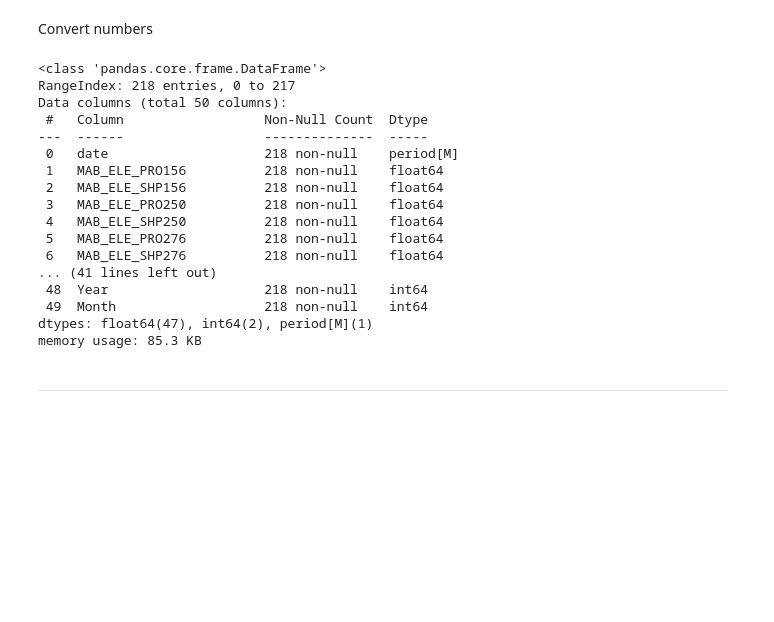
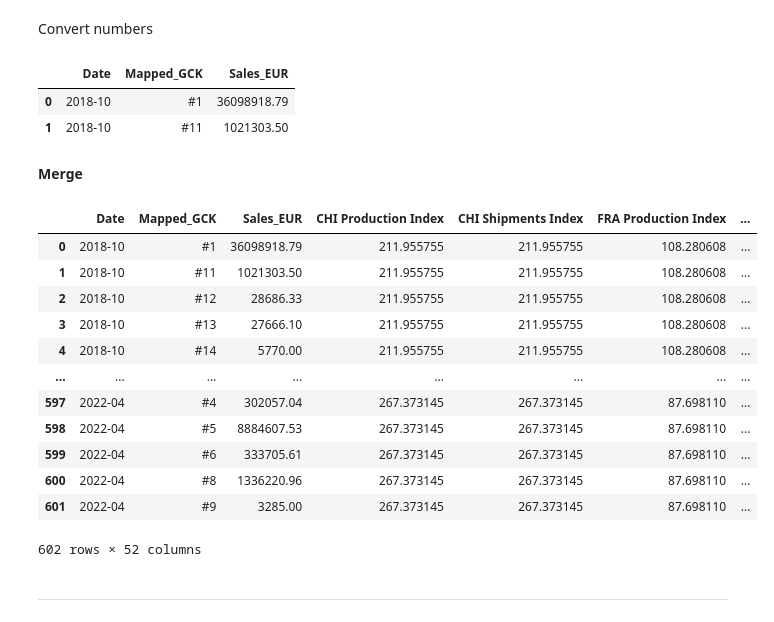
Before and after one commit to MGN19/Siemens-forecast, a Jupyter notebook: test_ant.ipynb, the cells around one changed output. Saved outputs shown, nothing was run; the diff lists cells and outputs as text; code cells hidden in the pictures; blank space fills up the shorter version.

```diff
--- a/test_ant.ipynb
+++ b/test_ant.ipynb
@@ -98,28 +181,8 @@ market_data
 Convert numbers
 # %%
 for column in market_data.columns:
-    if column in ['date', 'Month', 'Year']:
+    if column in ['Date', 'Month', 'Year']:
         continue
     else:
         market_data[column] = market_data[column].astype(str).str.replace(',', '.', regex=False)
         market_data[column] = pd.to_numeric(market_data[column], errors='coerce')
-# %%
-market_data.info()
-# %% [output]
-<class 'pandas.core.frame.DataFrame'>
-RangeIndex: 218 entries, 0 to 217
-Data columns (total 50 columns):
- #   Column                  Non-Null Count  Dtype
----  ------                  --------------  -----
- 0   date                    218 non-null    period[M]
- 1   MAB_ELE_PRO156          218 non-null    float64
- 2   MAB_ELE_SHP156          218 non-null    float64
- 3   MAB_ELE_PRO250          218 non-null    float64
- 4   MAB_ELE_SHP250          218 non-null    float64
- 5   MAB_ELE_PRO276          218 non-null    float64
- 6   MAB_ELE_SHP276          218 non-null    float64
-... (41 lines left out)
- 48  Year                    218 non-null    int64
- 49  Month                   218 non-null    int64
-dtypes: float64(47), int64(2), period[M](1)
-memory usage: 85.3 KB
@@ -126,3 +193,33 @@ memory usage: 85.3 KB
+# %%
+monthly_sales.head(2)
+monthly_sales.rename(columns={'year_month': 'Date'}, inplace=True)
+monthly_sales.head(2)
+# %% [output]
+|  | Date | Mapped_GCK | Sales_EUR |
+| 0 | 2018-10 | #1 | 36098918.79 |
+| 1 | 2018-10 | #11 | 1021303.50 |
+# %% [markdown]
+**Merge**
+# %%
+merged_data = pd.merge(monthly_sales,
+                       market_data,
+                       on='Date', how='left')
+
+merged_data
+# %% [output]
+|  | Date | Mapped_GCK | Sales_EUR | CHI Production Index | CHI Shipments Index | FRA Production Index | ... |
+| 0 | 2018-10 | #1 | 36098918.79 | 211.955755 | 211.955755 | 108.280608 | ... |
+| 1 | 2018-10 | #11 | 1021303.50 | 211.955755 | 211.955755 | 108.280608 | ... |
+| 2 | 2018-10 | #12 | 28686.33 | 211.955755 | 211.955755 | 108.280608 | ... |
+| 3 | 2018-10 | #13 | 27666.10 | 211.955755 | 211.955755 | 108.280608 | ... |
+| 4 | 2018-10 | #14 | 5770.00 | 211.955755 | 211.955755 | 108.280608 | ... |
+| ... | ... | ... | ... | ... | ... | ... | ... |
+| 597 | 2022-04 | #4 | 302057.04 | 267.373145 | 267.373145 | 87.698110 | ... |
+| 598 | 2022-04 | #5 | 8884607.53 | 267.373145 | 267.373145 | 87.698110 | ... |
+| 599 | 2022-04 | #6 | 333705.61 | 267.373145 | 267.373145 | 87.698110 | ... |
+| 600 | 2022-04 | #8 | 1336220.96 | 267.373145 | 267.373145 | 87.698110 | ... |
+| 601 | 2022-04 | #9 | 3285.00 | 267.373145 | 267.373145 | 87.698110 | ... |
+602 rows × 52 columns
 # %% [markdown]
 ** **
 # %%
```
Also changed, not shown: parts of 9 cells of this notebook.
